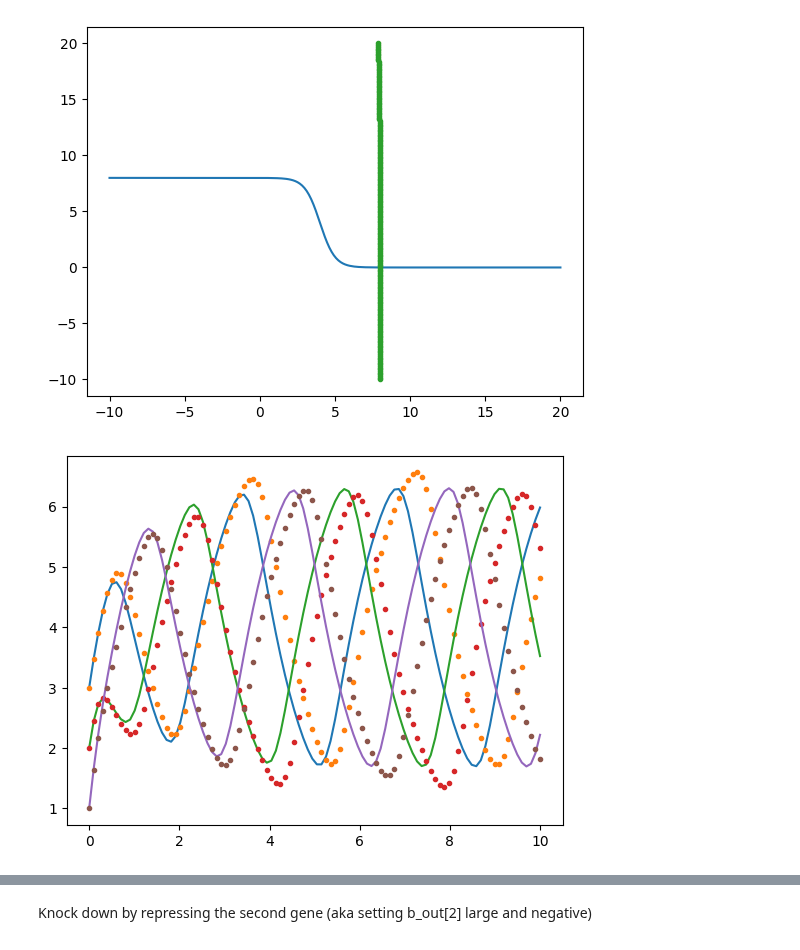
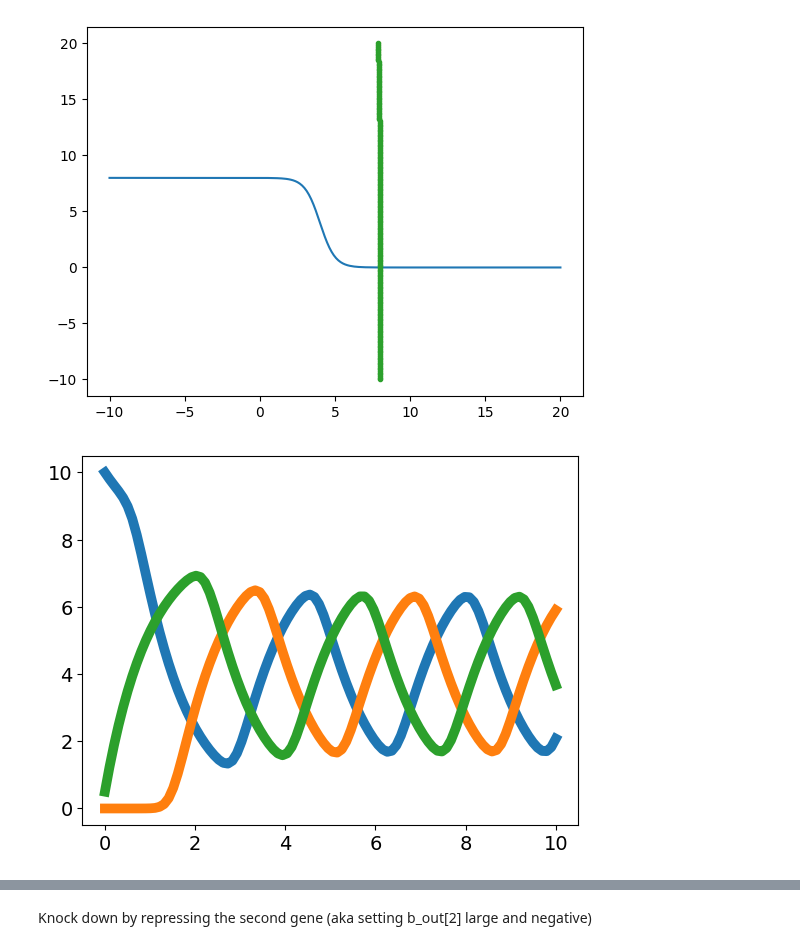
Before and after one commit to elenaquei/BioML, a Jupyter notebook: pictures.ipynb, the cells around one changed output, grey strips where cells are left out. Saved outputs shown, nothing was run; the diff lists cells and outputs as text; code cells hidden in the pictures.

Commit message:
nice graph plotting in python! for anyone to grab!

```diff
--- a/pictures.ipynb
+++ b/pictures.ipynb
@@ -10,12 +7,0 @@ import torch
-# %%
-dim = 7
-
-gamma = - np.ones([dim])
-Wout = 2 * np.eye(dim)
-Win = np.zeros([dim, dim])
-for i in range(dim - 1):
-    Win[i, i + 1] = -1
-Win[dim - 1, 0] = -1
-bin, bout = 2 * np.ones([dim, 1]), 2 * np.ones([dim, 1])
-
-node_5Drepr = make_nODE_from_parameters(gamma, Win=Win, bin=bin, Wout=Wout, bout=bout)
@@ -127,34 +28,41 @@ Win_prime[2, 0] = -0.1
 node_3Drepr = make_nODE_from_parameters(gamma, Win=Win, bin=bin, Wout=Wout, bout=bout)
 node_3Drepr_prime = make_nODE_from_parameters(gamma, Win=Win_prime, bin=bin, Wout=Wout, bout=bout)
 
 # 10,0,.50
 traj = node_3Drepr.trajectory(torch.tensor([10,0,.50]), time_interval=[0,time_end], n_evals=time_end*10)
 traj_prime = node_3Drepr_prime.trajectory(torch.tensor([10,0,.50]), time_interval=[0,time_end], n_evals=time_end*10)
 # print(node_3Drepr)
 # print(node_3Drepr_prime)
 
 def x1(x3):
     return Wout[0,0] * np.tanh(Win[0, 2] * x3 + bin[0]) + bout[0]
 
 def x3(x1):
     return Wout[2,2] * np.tanh(Win[2, 0] * x1 + bin[2]) + bout[2]
 
 def x3_prime(x1):
     return Wout[2,2] * np.tanh(Win_prime[2, 0] * x1 + bin[2]) + bout[2]
 
 x1_plot = np.linspace(-10, 20, 200)
 x3_plot = np.linspace(-10, 20, 200)
 plt.plot(x3_plot, x1(x3_plot))
 plt.plot(x3(x1_plot), x1_plot)
 plt.plot(x3_prime(x1_plot), x1_plot, '.')
 plt.show()
 
 time = np.linspace(0, time_end, traj.size()[0])
 for i in range(traj.size()[1]):
-    plt.plot(time[:], traj[:,i].detach().numpy())
-    plt.plot(time[:], traj_prime[:,i].detach().numpy(), '.')
-plt.savefig('withoutKD')
+    plt.plot(time[:], traj[:,i].detach().numpy(),linewidth=7.0)
+plt.yticks(fontsize=14)
+plt.xticks(fontsize=14)
+plt.savefig('true_withoutKD')
 plt.show()
+for i in range(traj.size()[1]):
+    plt.plot(time[:], traj_prime[:,i].detach().numpy(),linewidth=7.0)
+plt.yticks(fontsize=14)
+plt.xticks(fontsize=14)
+plt.savefig('approx_withoutKD')
+plt.show()
 # %% [output]
 [figure]
-[figure, old version]
+[figure, new version]
```
Also changed, not shown: parts of 22 cells of this notebook, 1 other file.
